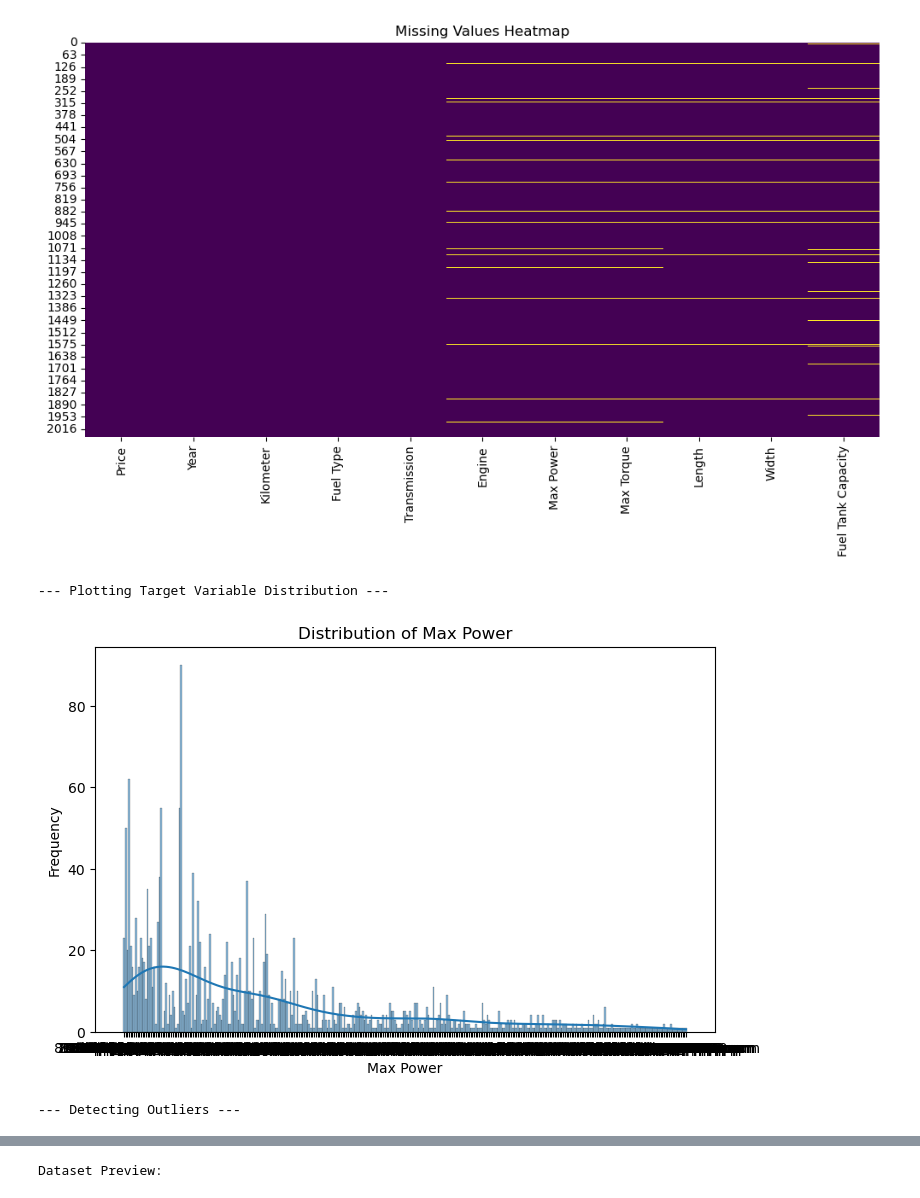
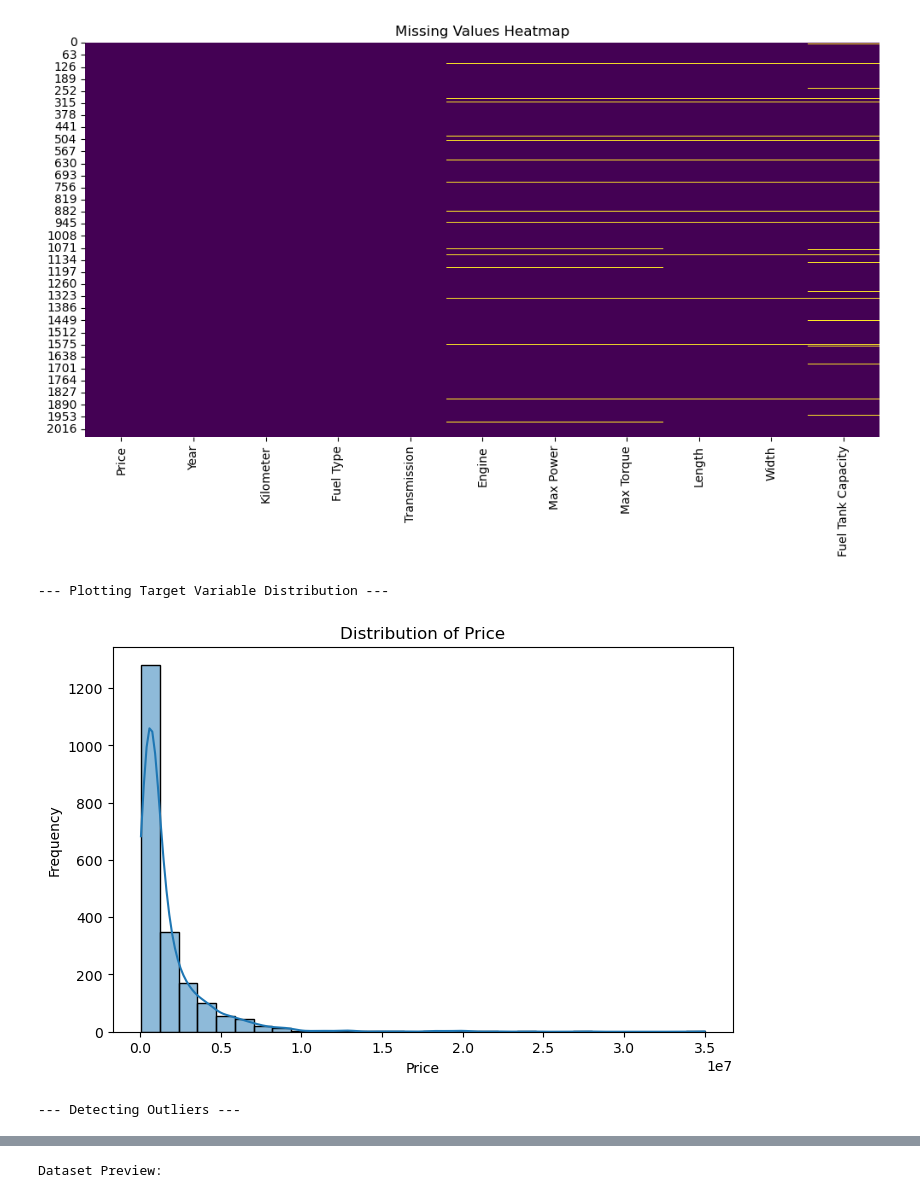
Before and after one commit to YingshQi/D100-D400_Project, a Jupyter notebook: notebooks/1.eda_cleaning.ipynb, the cells around one changed output, grey strips where cells are left out. Cells and saved outputs as stored; diff of their text form; code cells hidden in the pictures.

```diff
--- a/notebooks/1.eda_cleaning.ipynb
+++ b/notebooks/1.eda_cleaning.ipynb
@@ -1,53 +1,73 @@
 # %%
+import sys
+from pathlib import Path
+
+# Dynamically add the project root to Python path
+project_root = Path().resolve().parent # Adjust based on structure
+sys.path.append(str(project_root))
+
 import pandas as pd
-from src.data import load_data
-from src.EDA import describe_data, check_missing_values, plot_target_distribution, detect_outliers, correlation_analysis
+from data.load_data import load_data
+from src.EDA import (
+    describe_data,
+    check_missing_values,
+    plot_target_distribution,
+    detect_outliers,
+    correlation_analysis,
+)
 
+# Define file path dynamically
+file_path = project_root / "data" / "raw_data.csv"
 
 # Load and clean the dataset
-file_path = '../data/raw_data.csv'  # Update the file path if needed
-data = load_data(file_path)
-
+try:
+    data = load_data(file_path)
+except FileNotFoundError:
+    print(f"File not found: {file_path}")
+    sys.exit(1)
+except Exception as e:
+    print(f"An error occurred while loading data: {e}")
+    sys.exit(1)
 
 # Perform EDA
 print("--- Describing Data ---")
 description = describe_data(data)
 print(description)
 
-print("---_ Checking Missing Values ---")
+print("--- Checking Missing Values ---")
 missing_values = check_missing_values(data)
 
 print("--- Plotting Target Variable Distribution ---")
-target_col = 'Max Power'  # Define the target column
+target_col = "Price"  # Define the target column
 plot_target_distribution(data, target_col)
 
 print("--- Detecting Outliers ---")
-outlier_col = 'Kilometer'  # Define a column to check for outliers
+outlier_col = "Kilometer"  # Define a column to check for outliers
 detect_outliers(data, outlier_col)
 
 print("--- Correlation Analysis ---")
 correlations = correlation_analysis(data, target_col)
 # %% [output]
 --- Describing Data ---
 Dataset Info:
 <class 'pandas.core.frame.DataFrame'>
 RangeIndex: 2059 entries, 0 to 2058
 Data columns (total 11 columns):
  #   Column              Non-Null Count  Dtype
 ---  ------              --------------  -----
  0   Price               2059 non-null   int64
  1   Year                2059 non-null   int64
  2   Kilometer           2059 non-null   int64
  3   Fuel Type           2059 non-null   object
  4   Transmission        2059 non-null   object
 ... (60 lines left out)
 Length                 64
 Width                  64
 Fuel Tank Capacity    113
 dtype: int64
 [figure]
 --- Plotting Target Variable Distribution ---
-[figure, old version]
+[figure, new version]
 --- Detecting Outliers ---
 [figure]
 --- Correlation Analysis ---
```
Also changed, not shown: parts of 2 cells of this notebook, 17 other files.
